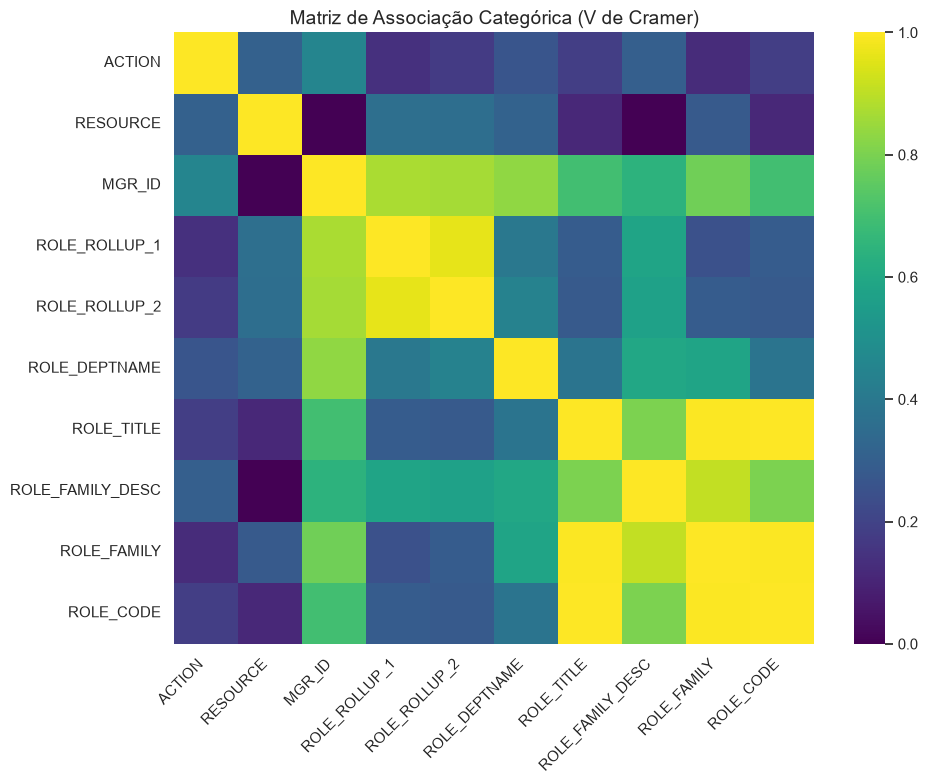
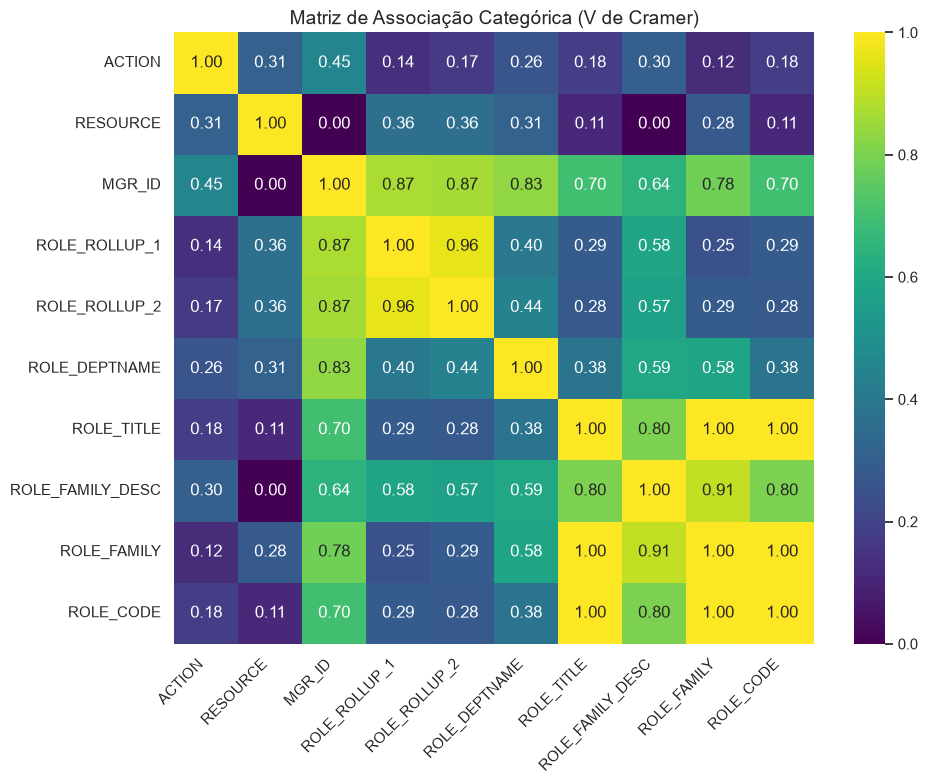
The notebook cell's code change between the first figure and the second:
--- before
+++ after
@@ -35,5 +35,5 @@
 # 4. Plotando o Heatmap
 plt.figure(figsize=(10, 8))
-sns.heatmap(cramer_matrix, cmap='viridis', annot=False)
+sns.heatmap(cramer_matrix, cmap='viridis', annot=True, fmt='.2f')
 plt.title('Matriz de Associação Categórica (V de Cramer)', fontsize=14)
 plt.xticks(rotation=45, ha='right')

Commit: chore(final-adjustments): Added values on the heatmap